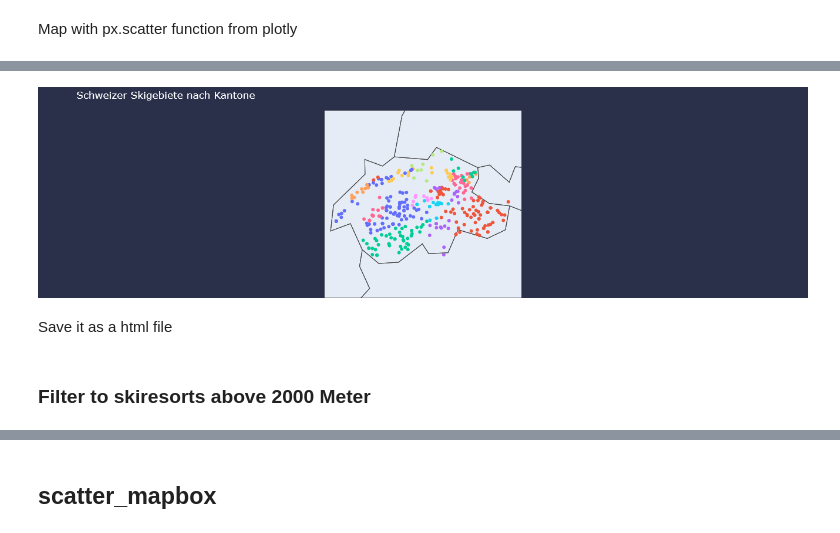
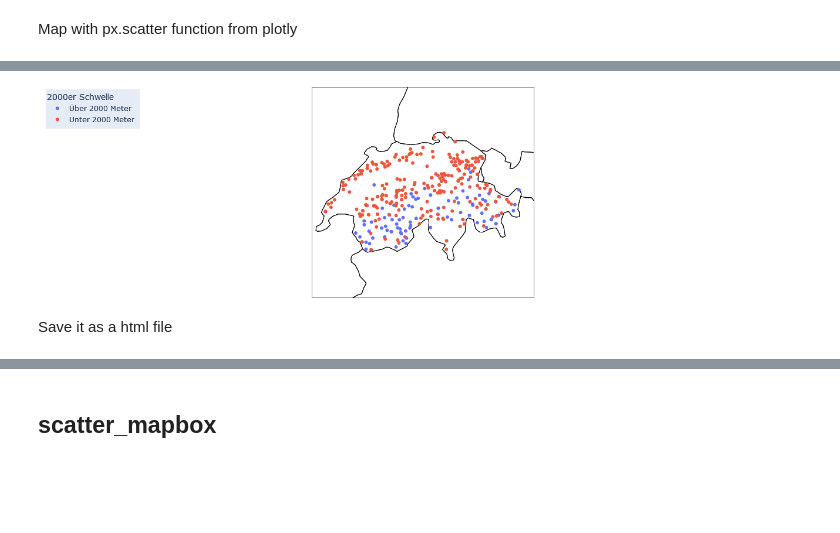
Before and after one commit to gimarius/Ski_Resorts_Switzerland, a Jupyter notebook: Data_Visualisation/Plotly_Analysis.ipynb, the cells around one changed output, grey strips where cells are left out. Cells and saved outputs as stored; diff of their text form; code cells hidden in the pictures; blank space fills up the shorter version.

```diff
--- a/Data_Visualisation/Plotly_Analysis.ipynb
+++ b/Data_Visualisation/Plotly_Analysis.ipynb
@@ -135,28 +138,33 @@ Index(['Skiresort_ID', 'Bergfex_ID', 'Ort', 'PLZ', 'Skiresort',
        'Unter 2000'],
       dtype='object')
-# %%
-fig_standard_all = px.scatter_geo(df,
-                    lat=df.Breitengrad,
-                    lon=df.Längengrad,
-                    color = df.Kanton,
-                    hover_name="Skiresort")
-
-fig_standard_all.update_layout(
-    geo_scope='europe',
-    margin={"r":0,"t":40,"l":0,"b":0},
-    showlegend = False,
-    paper_bgcolor="#2a2f4a",
-    title="Schweizer Skigebiete nach Kantone",
-    title_font_color="white")
-
-fig_standard_all.update_geos(fitbounds="locations")
-
-fig_standard_all.show()
-# %% [output]
-[figure, removed]
+# %%
+fig_standard_all = px.scatter_geo(df,
+                    lat=df.Breitengrad,
+                    lon=df.Längengrad,
+                    color = df['2000er Schwelle'],
+                    hover_name="Skiresort"
+                                 )
+fig_standard_all.update_layout(
+    geo_scope='europe',
+    margin={"r":0,"t":0,"l":0,"b":0},
+    showlegend = True,
+    legend=dict(yanchor="top",
+                y=0.99,
+                xanchor="left",
+                x=0.01,
+                bgcolor = 'rgb(229,236,246)')
+)
+
+fig_standard_all.update_geos(fitbounds="locations",
+                             visible=False,
+                             resolution=50,
+                             showcountries=True,
+                             countrycolor="Black",)
+
+fig_standard_all.show()
+# %% [output]
+[figure, added]
 # %% [markdown]
 Save it as a html file
 # %%
 fig_standard_all.write_html('Map_Switzerland_Standard.html')
-# %% [markdown]
-### Filter to skiresorts above 2000 Meter
```
Also changed, not shown: parts of 14 cells of this notebook.
